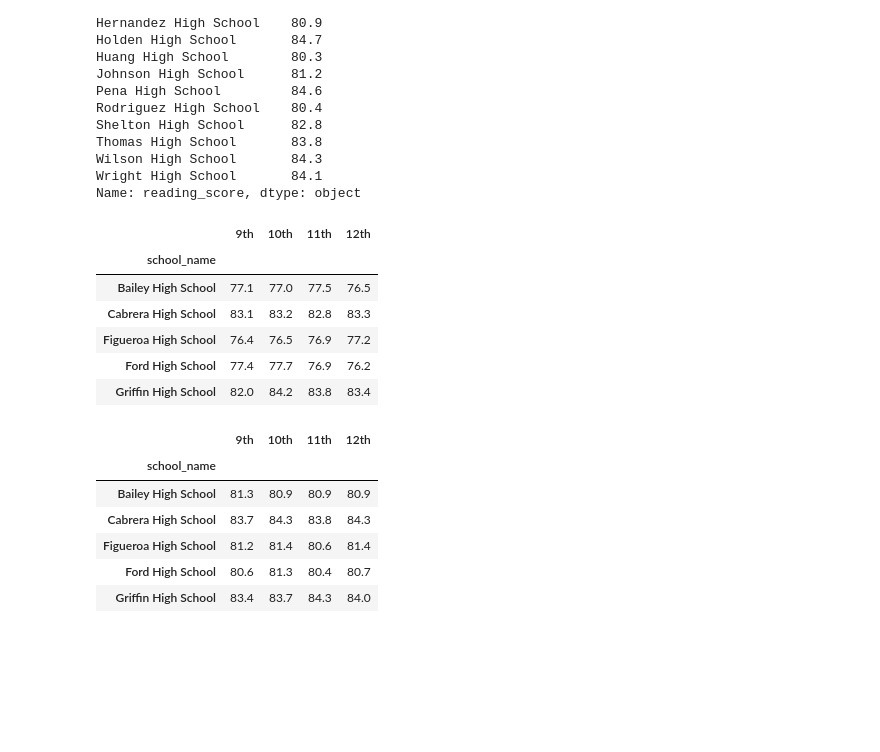
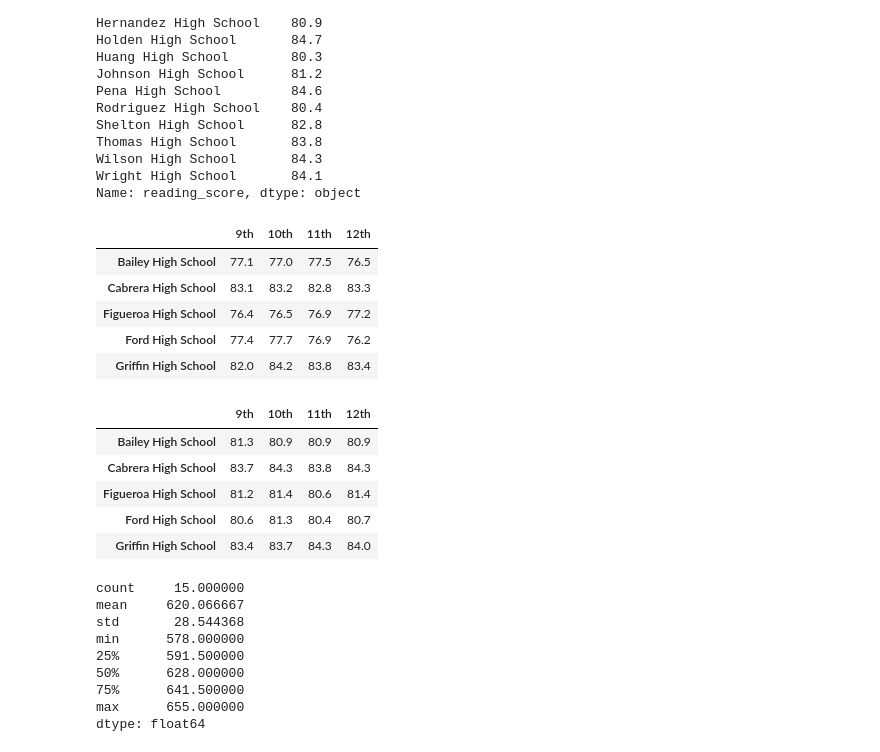
Before and after one commit to mannyinwang/School_District_Analysis, a Jupyter notebook: PyCitySchools.ipynb, the cells around one changed output. Saved outputs shown, nothing was run; the diff lists cells and outputs as text; code cells hidden in the pictures; blank space fills up the shorter version.

Commit message:
scores by school spending

```diff
--- a/PyCitySchools.ipynb
+++ b/PyCitySchools.ipynb
@@ -683,15 +702,15 @@ Name: reading_score, dtype: object
 # %%
 # Math score by grade dataframe
 math_score_by_grade = pd.DataFrame({
     '9th': ninth_graders_math_scores,
     '10th':tenth_graders_math_scores ,
     '11th':eleventh_graders_math_scores,
     '12th':twelfth_graders_math_scores
 })
+math_score_by_grade.index.name = None
 math_score_by_grade.head()
 # %% [output]
 |  | 9th | 10th | 11th | 12th |
-| school_name |  |  |  |  |
 | Bailey High School | 77.1 | 77.0 | 77.5 | 76.5 |
 | Cabrera High School | 83.1 | 83.2 | 82.8 | 83.3 |
 | Figueroa High School | 76.4 | 76.5 | 76.9 | 77.2 |
@@ -705,12 +724,24 @@ reading_score_by_grade = pd.DataFrame({
     '11th':eleventh_graders_reading_scores,
     '12th':twelfth_graders_reading_scores
 })
+reading_score_by_grade.index.name = None
 reading_score_by_grade.head()
 # %% [output]
 |  | 9th | 10th | 11th | 12th |
-| school_name |  |  |  |  |
 | Bailey High School | 81.3 | 80.9 | 80.9 | 80.9 |
 | Cabrera High School | 83.7 | 84.3 | 83.8 | 84.3 |
 | Figueroa High School | 81.2 | 81.4 | 80.6 | 81.4 |
 | Ford High School | 80.6 | 81.3 | 80.4 | 80.7 |
 | Griffin High School | 83.4 | 83.7 | 84.3 | 84.0 |
+# %%
+per_school_capita.describe()
+# %% [output]
+count     15.000000
+mean     620.066667
+std       28.544368
+min      578.000000
+25%      591.500000
+50%      628.000000
+75%      641.500000
+max      655.000000
+dtype: float64
```
Also changed, not shown: parts of 15 cells of this notebook.
